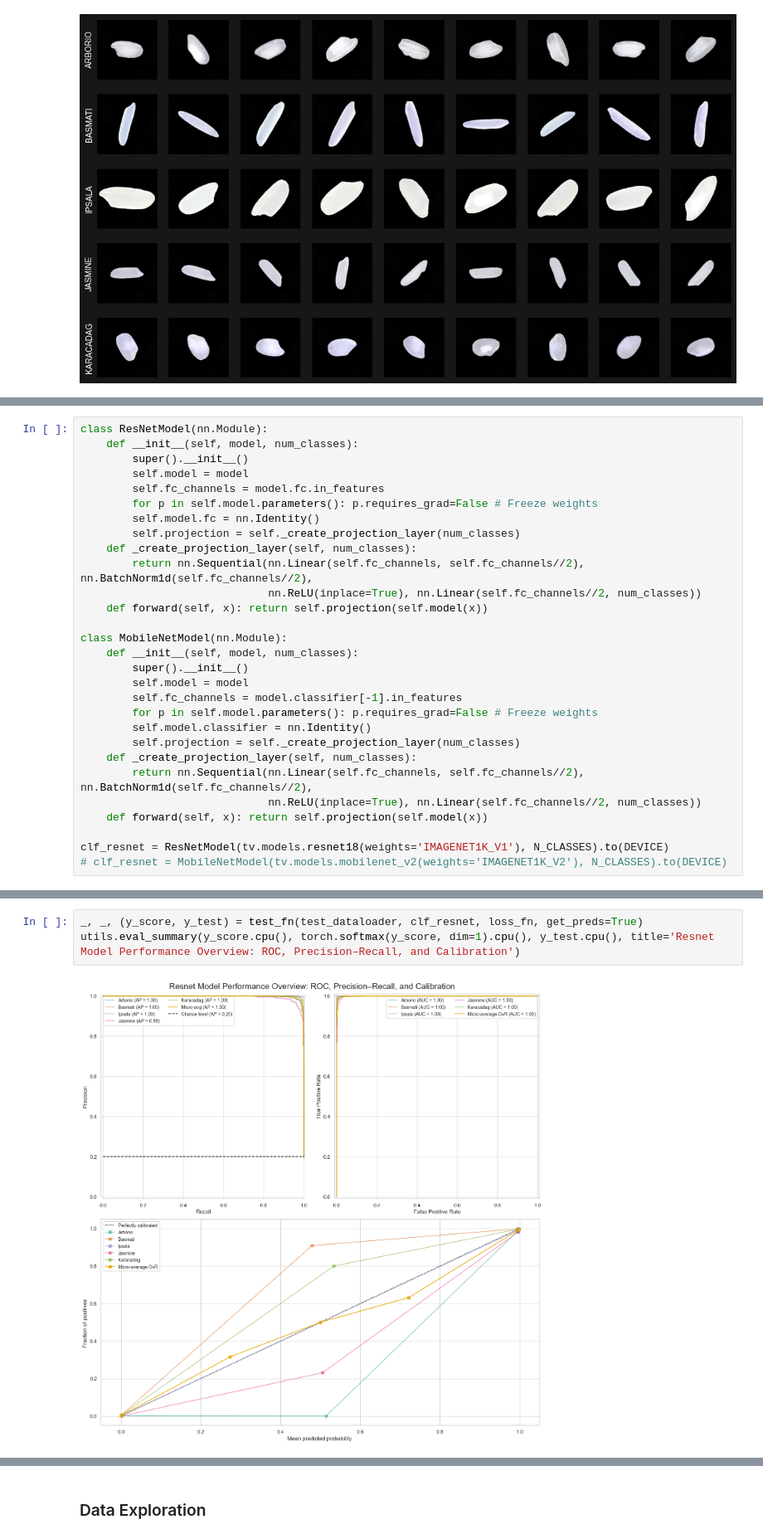
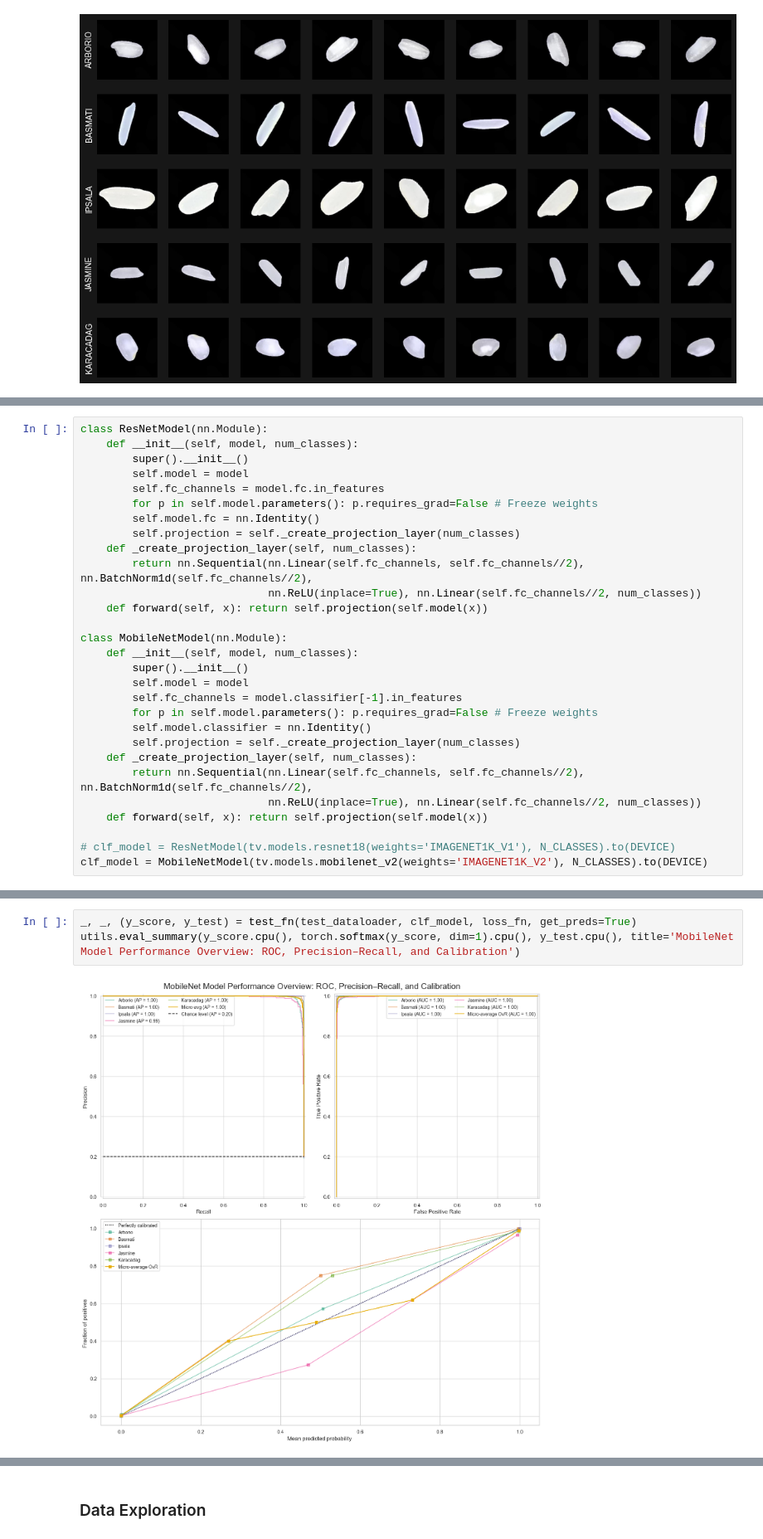
Before and after one commit to feresk/Deep-Learning-Projects, a Jupyter notebook: 01. Rice Varieties Classification/Rice Varieties.ipynb, the cells around one changed output, grey strips where cells are left out. Shown at 83% size. Cells and saved outputs as stored; diff of their text form.

```diff
--- a/01. Rice Varieties Classification/Rice Varieties.ipynb
+++ b/01. Rice Varieties Classification/Rice Varieties.ipynb
@@ -131,8 +150,8 @@ class MobileNetModel(nn.Module):
                              nn.ReLU(inplace=True), nn.Linear(self.fc_channels//2, num_classes))
     def forward(self, x): return self.projection(self.model(x))
 
-clf_resnet = ResNetModel(tv.models.resnet18(weights='IMAGENET1K_V1'), N_CLASSES).to(DEVICE)
-# clf_resnet = MobileNetModel(tv.models.mobilenet_v2(weights='IMAGENET1K_V2'), N_CLASSES).to(DEVICE)
+# clf_model = ResNetModel(tv.models.resnet18(weights='IMAGENET1K_V1'), N_CLASSES).to(DEVICE)
+clf_model = MobileNetModel(tv.models.mobilenet_v2(weights='IMAGENET1K_V2'), N_CLASSES).to(DEVICE)
 # %%
 def train_fn(train_loader, model, loss_fn, optimizer, progress=True):
     loop = tqdm(train_loader) if progress else train_loader
@@ -222,6 +241,6 @@ plot_training(train_losses, test_losses, train_accs, test_accs, title='Resnet mo
 # %%
-_, _, (y_score, y_test) = test_fn(test_dataloader, clf_resnet, loss_fn, get_preds=True)
-utils.eval_summary(y_score.cpu(), torch.softmax(y_score, dim=1).cpu(), y_test.cpu(), title='Resnet Model Performance Overview: ROC, Precision–Recall, and Calibration')
+_, _, (y_score, y_test) = test_fn(test_dataloader, clf_model, loss_fn, get_preds=True)
+utils.eval_summary(y_score.cpu(), torch.softmax(y_score, dim=1).cpu(), y_test.cpu(), title='MobileNet Model Performance Overview: ROC, Precision–Recall, and Calibration')
 # %% [output]
-[figure, old version]
+[figure, new version]
 # %% [markdown]
```
Also changed, not shown: parts of 16 cells of this notebook, 1 other file.
